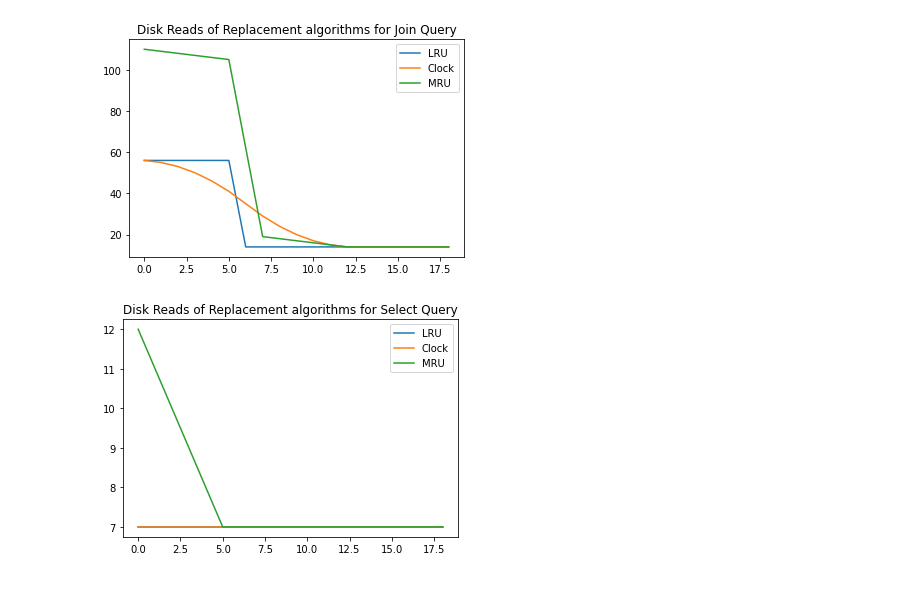
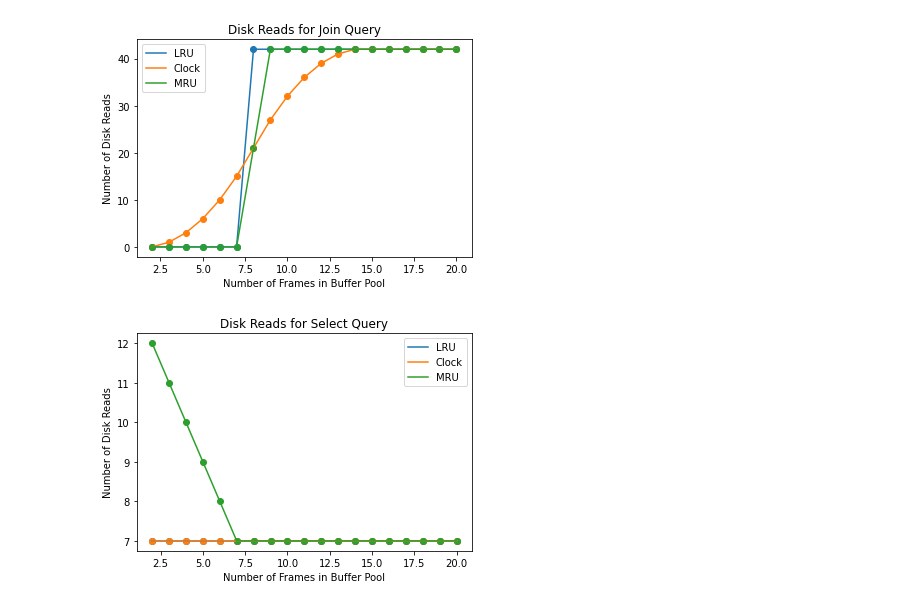
Before and after one commit to likhnic/DBMS_Project, a Jupyter notebook: getResults.ipynb, the cells around one changed output. Cells and saved outputs as stored; diff of their text form; code cells hidden in the pictures.

Commit message:
Added Plots

```diff
--- a/getResults.ipynb
+++ b/getResults.ipynb
@@ -6,33 +6,43 @@ for i in range(len(data)):
     for j in range(len(data[i])):
         data[i][j] = int(data[i][j])
 
-diskReadsLRU = data[9]
-diskReadsClock = data[10]
-diskReadsMRU = data[11]
+diskReadsLRU = data[12]
+diskReadsClock = data[13]
+diskReadsMRU = data[14]
 # %%
 import matplotlib.pyplot as plt
-
-plt.plot(diskReadsLRU, label='LRU')
-plt.plot(diskReadsClock, label='Clock')
-plt.plot(diskReadsMRU, label='MRU')
+frames = [i for i in range(2, 21)]
+plt.plot(frames, diskReadsLRU, label='LRU')
+plt.plot(frames, diskReadsClock, label='Clock')
+plt.plot(frames, diskReadsMRU, label='MRU')
+plt.scatter(frames, diskReadsLRU)
+plt.scatter(frames, diskReadsClock)
+plt.scatter(frames, diskReadsMRU)
+plt.xlabel('Number of Frames in Buffer Pool')
+plt.ylabel('Number of Disk Reads')
 plt.legend()
-plt.title('Disk Reads of Replacement algorithms for Join Query')
+plt.title('Disk Reads for Join Query')
 
 plt.show()
 # %% [output]
-[figure, old version]
+[figure, new version]
 # %%
 diskReadsLRU = data[3]
 diskReadsClock = data[4]
 diskReadsMRU = data[5]
 import matplotlib.pyplot as plt
 
-plt.plot(diskReadsLRU, label='LRU')
-plt.plot(diskReadsClock, label='Clock')
-plt.plot(diskReadsMRU, label='MRU')
+plt.plot(frames, diskReadsLRU, label='LRU')
+plt.plot(frames, diskReadsClock, label='Clock')
+plt.plot(frames, diskReadsMRU, label='MRU')
+plt.scatter(frames, diskReadsLRU)
+plt.scatter(frames, diskReadsClock)
+plt.scatter(frames, diskReadsMRU)
+plt.xlabel('Number of Frames in Buffer Pool')
+plt.ylabel('Number of Disk Reads')
 plt.legend()
-plt.title('Disk Reads of Replacement algorithms for Select Query')
+plt.title('Disk Reads for Select Query')
 
 plt.show()
 # %% [output]
-[figure, old version]
+[figure, new version]
```
Also changed, not shown: parts of 2 cells of this notebook, 9 other files.
